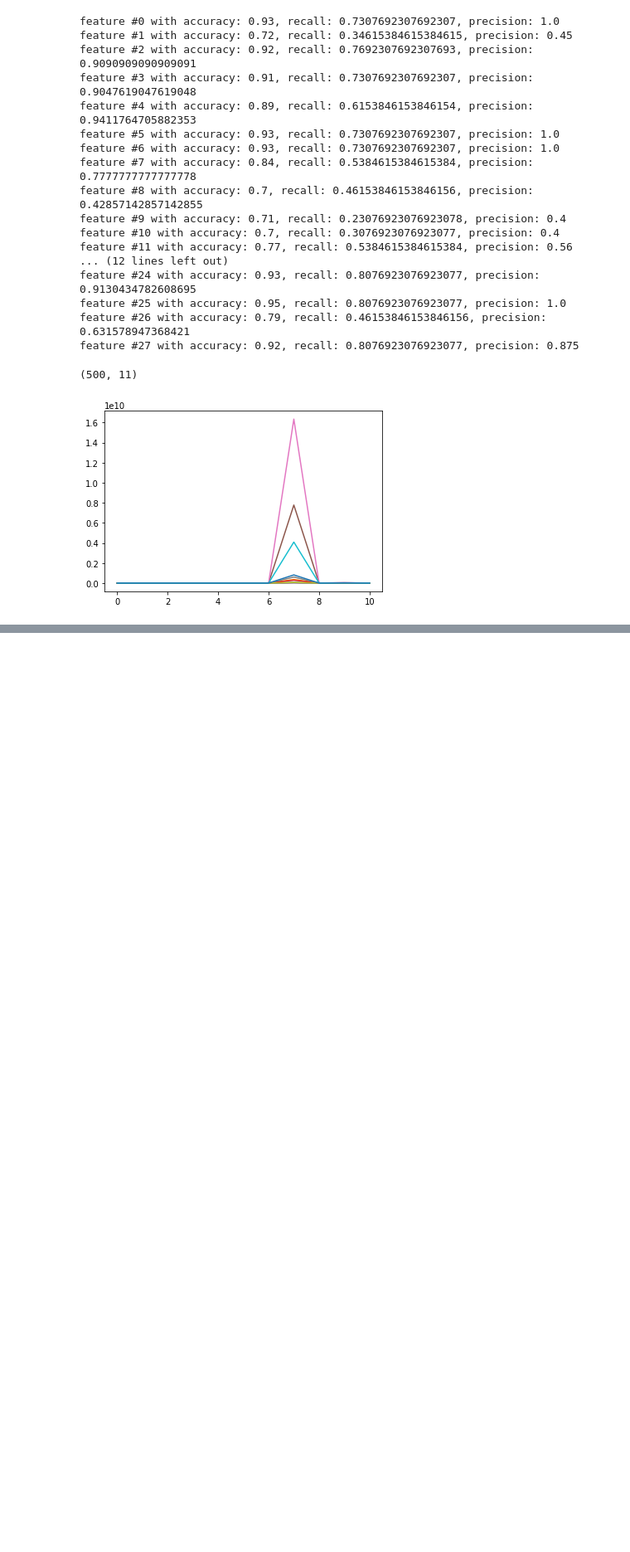
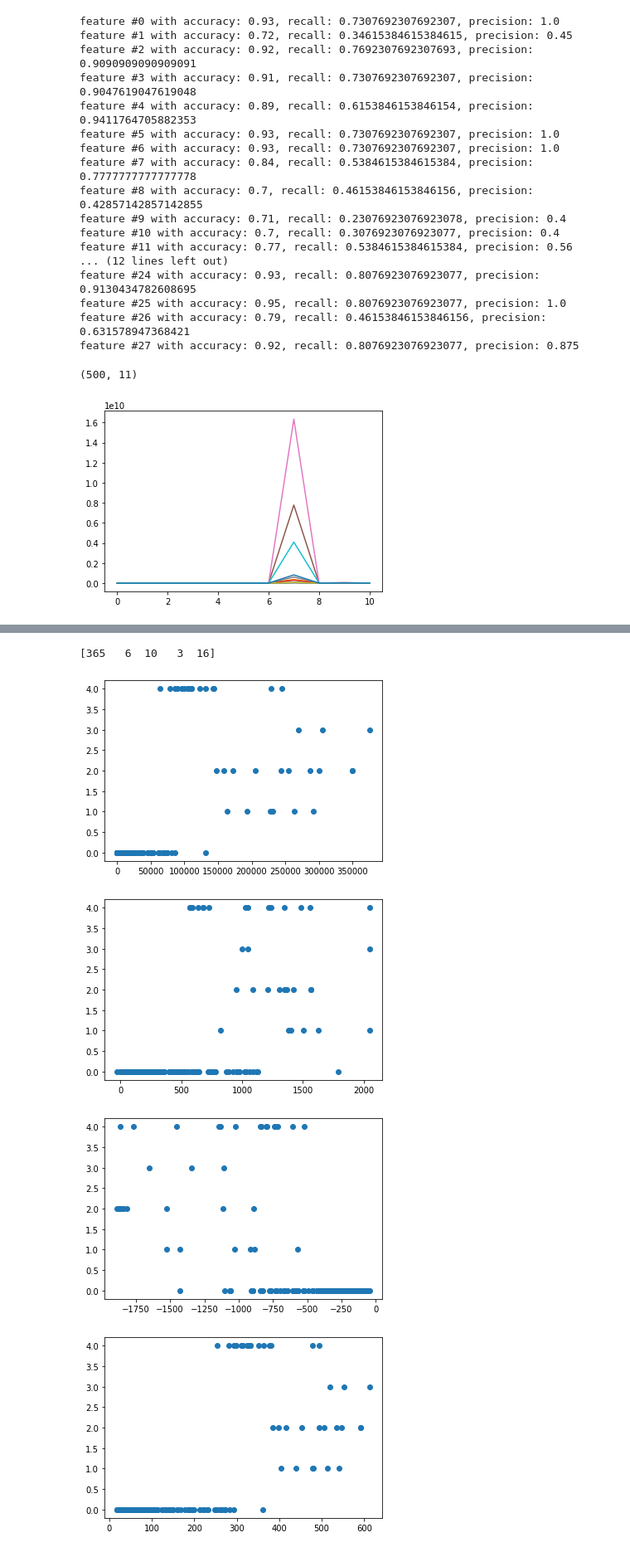
Before and after one commit to msadeqsirjani/eeg-based-epilepsy-detection, a Jupyter notebook: src/app.ipynb, the cells around one changed output, grey strips where cells are left out. Shown at 83% size. Cells and saved outputs as stored; diff of their text form; code cells hidden in the pictures; blank space fills up the shorter version.

Commit message:
feat: cluster our features

```diff
--- a/src/app.ipynb
+++ b/src/app.ipynb
@@ -874,0 +940,17 @@ plt.show()
+# %%
+#cluster data
+x_train, x_test, y_train, y_test = train_test_split(optimized_x, y, test_size=0.2, random_state=SEED, shuffle=True)
+kmeans = KMeans(n_clusters=5, random_state=0).fit(x_train)
+print(np.bincount(kmeans.labels_))
+# %% [output]
+[365   6  10   3  16]
+# %%
+#plot clusters
+for i in range(0, x_train.shape[1]):
+    plt.scatter(x_train[:,i], kmeans.labels_)
+    plt.show()
+# %% [output]
+[figure, added]
+[figure, added]
+[figure, added]
+[figure, added]
```
Also changed, not shown: parts of 9 cells of this notebook.
